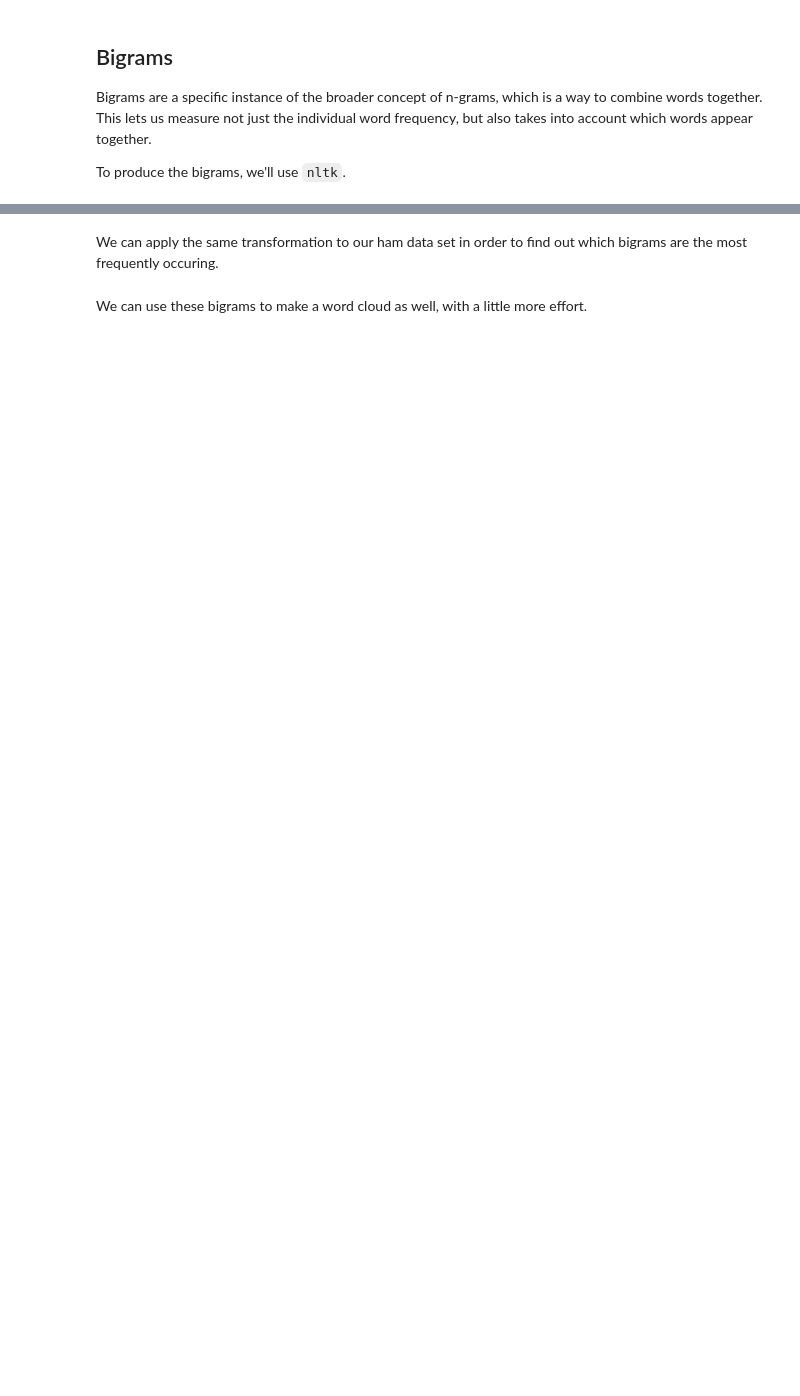
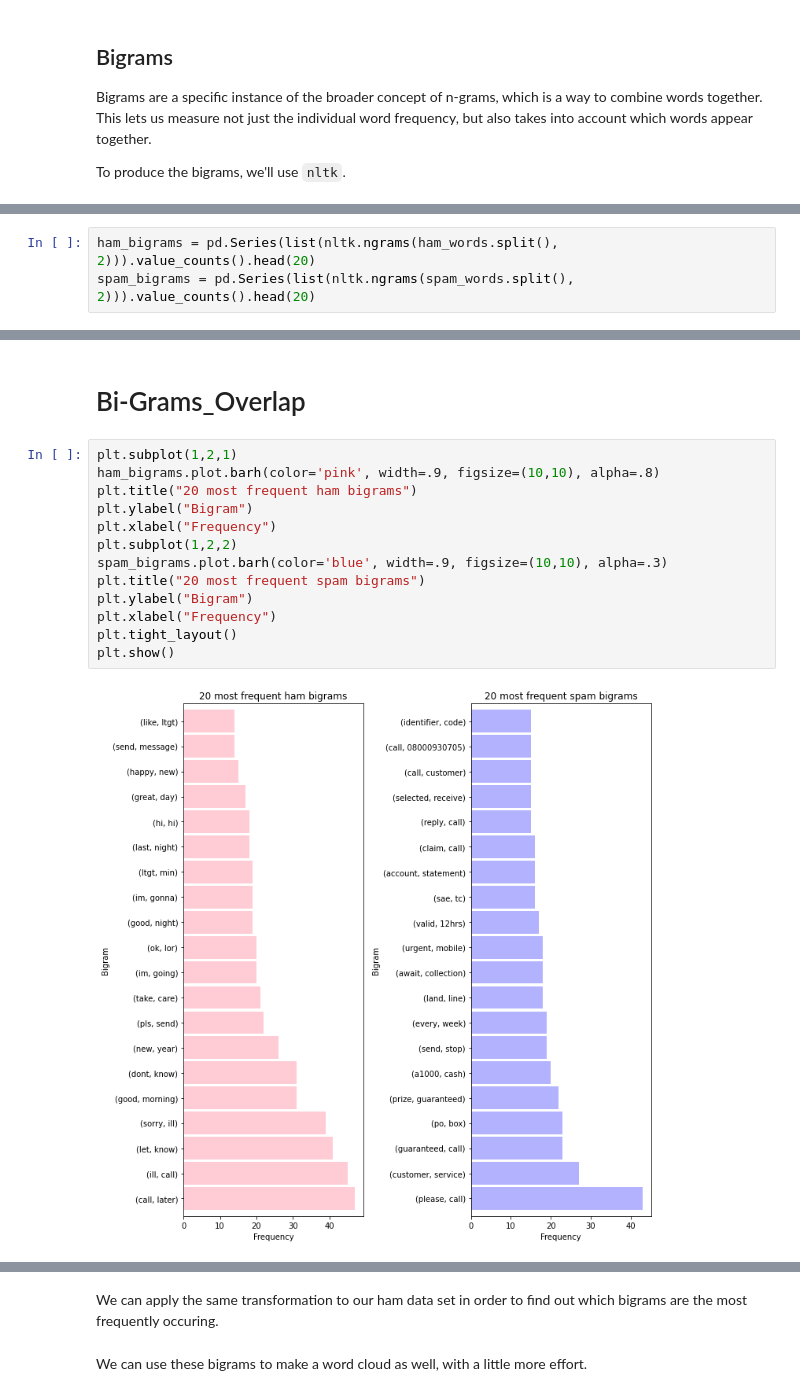
Before and after one commit to RyvynYoung/natural-language-processing-exercises, a Jupyter notebook: explore.ipynb, the cells around one changed output, grey strips where cells are left out. Drawn from its saved outputs; the diff is of its cells as text; blank space fills up the shorter version.

```diff
--- a/explore.ipynb
+++ b/explore.ipynb
@@ -256,0 +392,3 @@ To produce the bigrams, we'll use `nltk`.
+# %%
+ham_bigrams = pd.Series(list(nltk.ngrams(ham_words.split(), 2))).value_counts().head(20)
+spam_bigrams = pd.Series(list(nltk.ngrams(spam_words.split(), 2))).value_counts().head(20)
@@ -256,0 +415,18 @@ To produce the bigrams, we'll use `nltk`.
+# %% [markdown]
+<a id='Bi-Grams_Overlap'></a>
+# Bi-Grams_Overlap
+# %%
+plt.subplot(1,2,1)
+ham_bigrams.plot.barh(color='pink', width=.9, figsize=(10,10), alpha=.8)
+plt.title("20 most frequent ham bigrams")
+plt.ylabel("Bigram")
+plt.xlabel("Frequency")
+plt.subplot(1,2,2)
+spam_bigrams.plot.barh(color='blue', width=.9, figsize=(10,10), alpha=.3)
+plt.title("20 most frequent spam bigrams")
+plt.ylabel("Bigram")
+plt.xlabel("Frequency")
+plt.tight_layout()
+plt.show()
+# %% [output]
+[figure, added]
```
Also changed, not shown: parts of 27 cells of this notebook.
